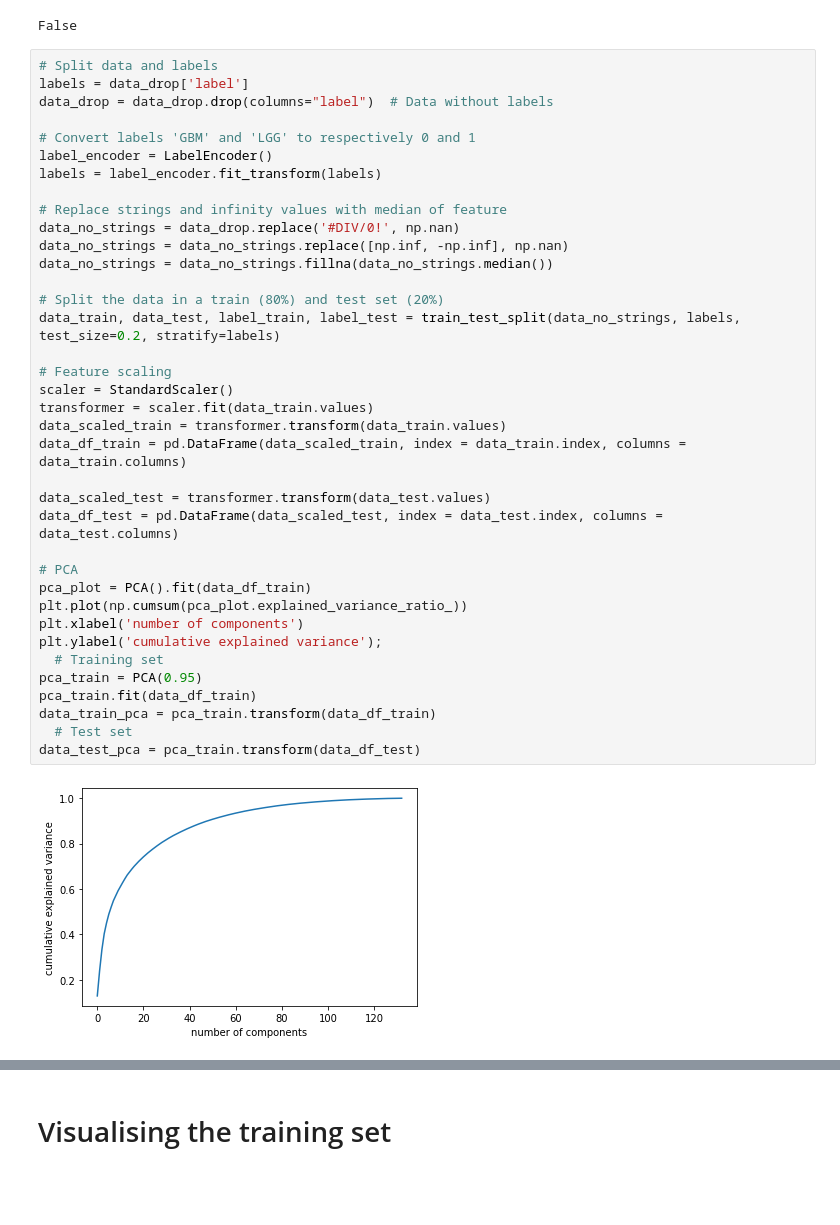
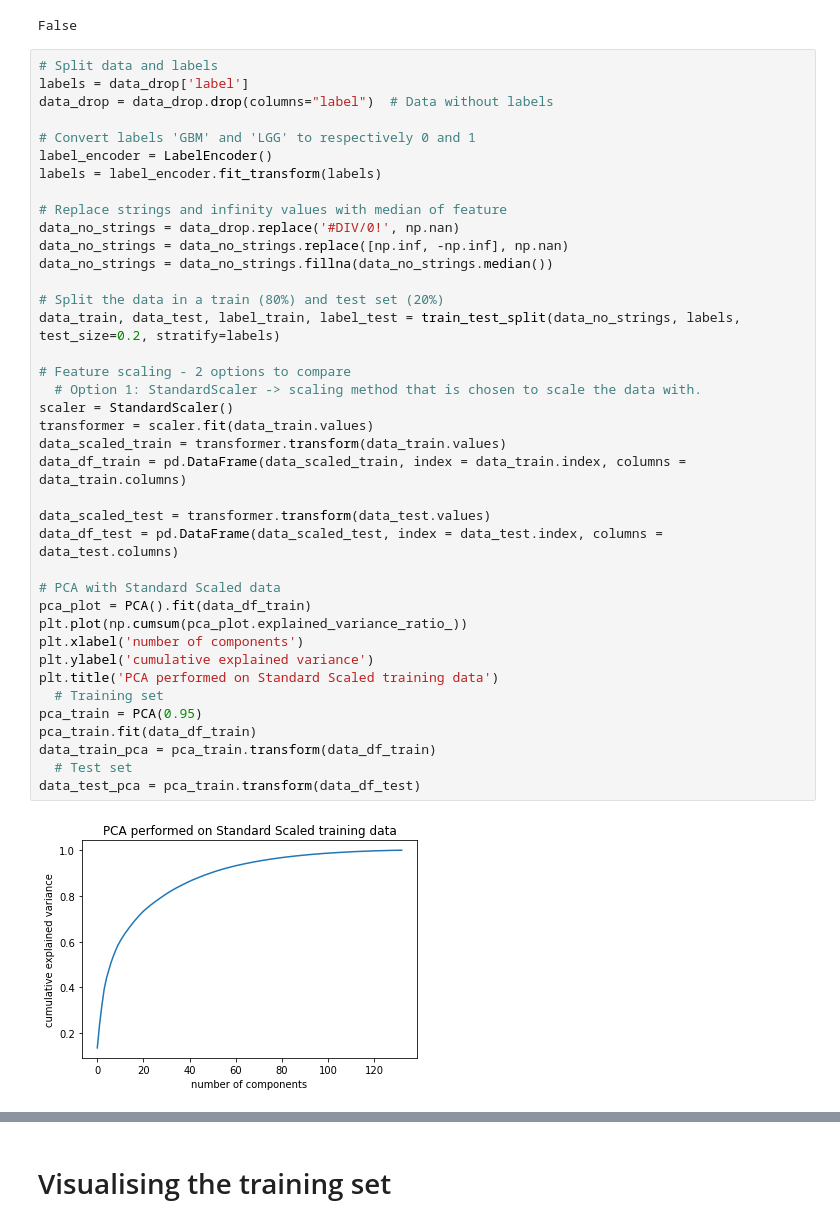
Before and after one commit to Kristelwen/TM10007_PROJECT, a Jupyter notebook: brat_assignment.ipynb, the cells around one changed output, grey strips where cells are left out. Saved outputs shown, nothing was run; the diff lists cells and outputs as text; blank space fills up the shorter version.

Commit message:
Added RobustScaler to visualise difference between Robust and StandardScaler in a plot.

```diff
--- a/brat_assignment.ipynb
+++ b/brat_assignment.ipynb
@@ -96,34 +96,36 @@ data_drop = data_drop.drop(columns="label")  # Data without labels
 # Convert labels 'GBM' and 'LGG' to respectively 0 and 1
 label_encoder = LabelEncoder()
 labels = label_encoder.fit_transform(labels)
 
 # Replace strings and infinity values with median of feature
 data_no_strings = data_drop.replace('#DIV/0!', np.nan)
 data_no_strings = data_no_strings.replace([np.inf, -np.inf], np.nan)
 data_no_strings = data_no_strings.fillna(data_no_strings.median())
 
 # Split the data in a train (80%) and test set (20%)
 data_train, data_test, label_train, label_test = train_test_split(data_no_strings, labels, test_size=0.2, stratify=labels)
 
-# Feature scaling
+# Feature scaling - 2 options to compare
+  # Option 1: StandardScaler -> scaling method that is chosen to scale the data with.
 scaler = StandardScaler()
 transformer = scaler.fit(data_train.values)
 data_scaled_train = transformer.transform(data_train.values)
 data_df_train = pd.DataFrame(data_scaled_train, index = data_train.index, columns = data_train.columns)
 
 data_scaled_test = transformer.transform(data_test.values)
 data_df_test = pd.DataFrame(data_scaled_test, index = data_test.index, columns = data_test.columns)
 
-# PCA
+# PCA with Standard Scaled data
 pca_plot = PCA().fit(data_df_train)
 plt.plot(np.cumsum(pca_plot.explained_variance_ratio_))
 plt.xlabel('number of components')
-plt.ylabel('cumulative explained variance');
+plt.ylabel('cumulative explained variance')
+plt.title('PCA performed on Standard Scaled training data')
   # Training set
 pca_train = PCA(0.95)
 pca_train.fit(data_df_train)
 data_train_pca = pca_train.transform(data_df_train)
   # Test set
 data_test_pca = pca_train.transform(data_df_test)
 # %% [output]
-[figure, old version]
+[figure, new version]
```
Also changed, not shown: parts of 4 cells of this notebook.
